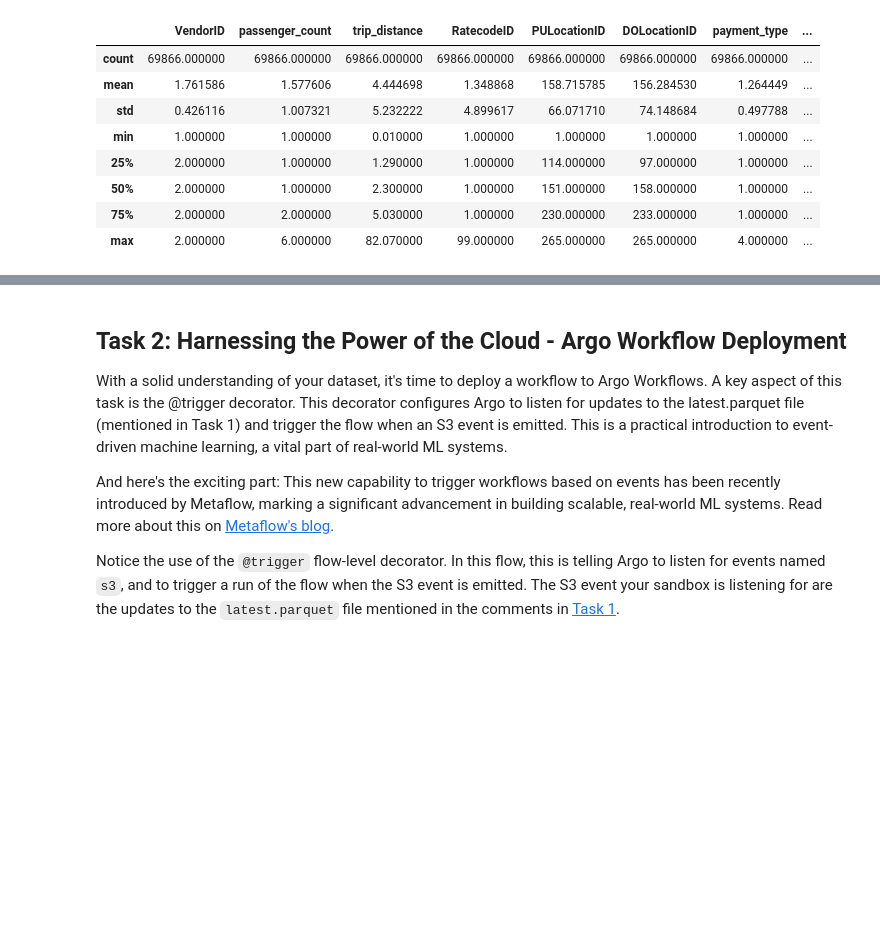
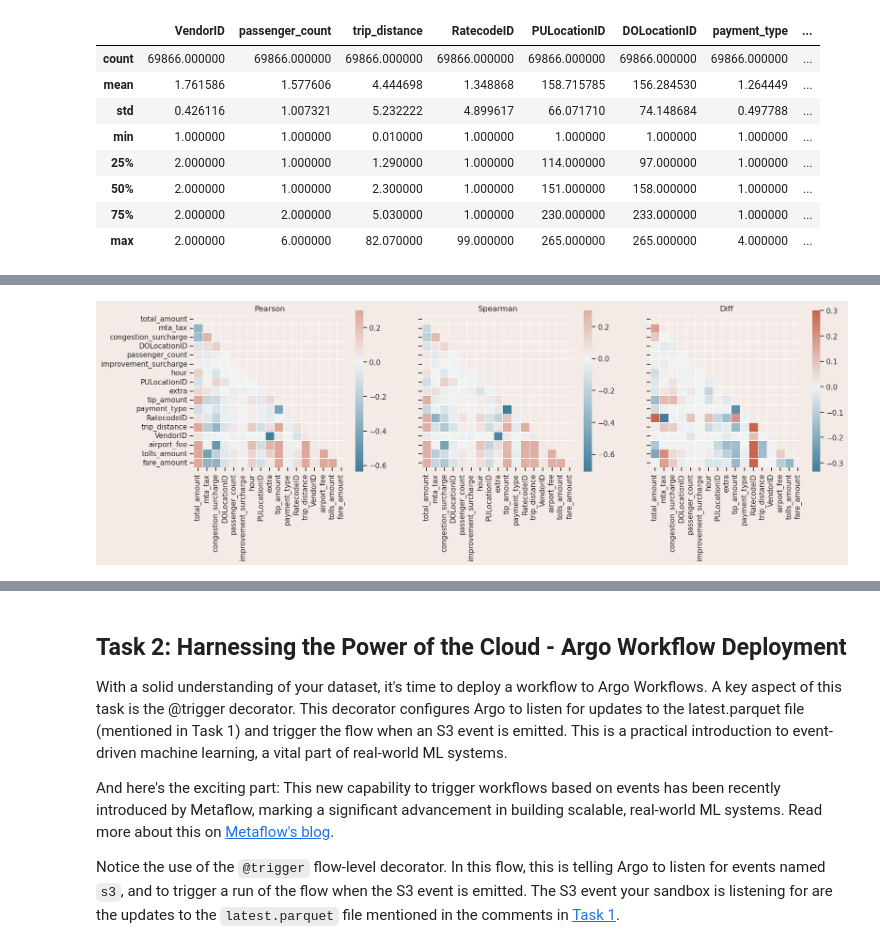
Before and after one commit to HendrikHuel/full-stack-ml-metaflow-corise-week-3, a Jupyter notebook: project/template.ipynb, the cells around one changed output, grey strips where cells are left out. Drawn from its saved outputs; the diff is of its cells as text; code cells hidden in the pictures; blank space fills up the shorter version.

```diff
--- a/project/template.ipynb
+++ b/project/template.ipynb
@@ -133,0 +137,27 @@ fig.tight_layout()
+# %%
+import numpy as np
+# get an impression about non-linearities
+df = df[list(set(df.columns) - {"fare_amount"}) + ["fare_amount"]]
+
+def corr_matrices(df: pd.DataFrame):
+    corr_p = df.corr()
+    corr_s = df.corr(method='spearman')
+    mask = np.triu(np.ones_like(corr_p, dtype=bool))
+    cmap = sns.diverging_palette(230, 20, as_cmap=True)
+
+    f, ax = plt.subplots(1, 3, figsize=(18, 9), sharey=True)
+    sns.heatmap(corr_p, mask=mask, cmap=cmap, vmax=.3, center=0,
+                square=True, linewidths=.5, cbar_kws={"shrink": .5}, ax=ax[0])
+    ax[0].set_title("Pearson")
+
+    sns.heatmap(corr_s, mask=mask, cmap=cmap, vmax=.3, center=0,
+                square=True, linewidths=.5, cbar_kws={"shrink": .5}, ax=ax[1])
+    ax[1].set_title("Spearman")
+
+    sns.heatmap(corr_s - corr_p, mask=mask, cmap=cmap, vmax=.3, center=0,
+                square=True, linewidths=.5, cbar_kws={"shrink": .5}, ax=ax[2])
+    ax[2].set_title("Diff")
+
+corr_matrices(df)
+# %% [output]
+[figure, added]
```
Also changed, not shown: parts of 6 cells of this notebook.
